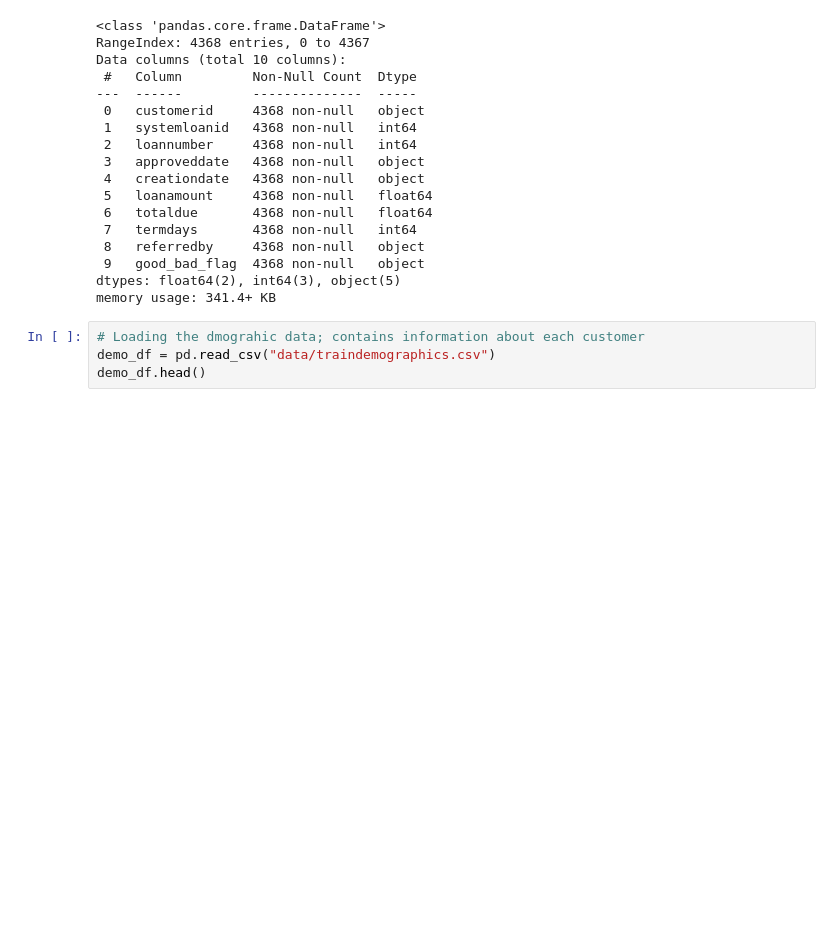
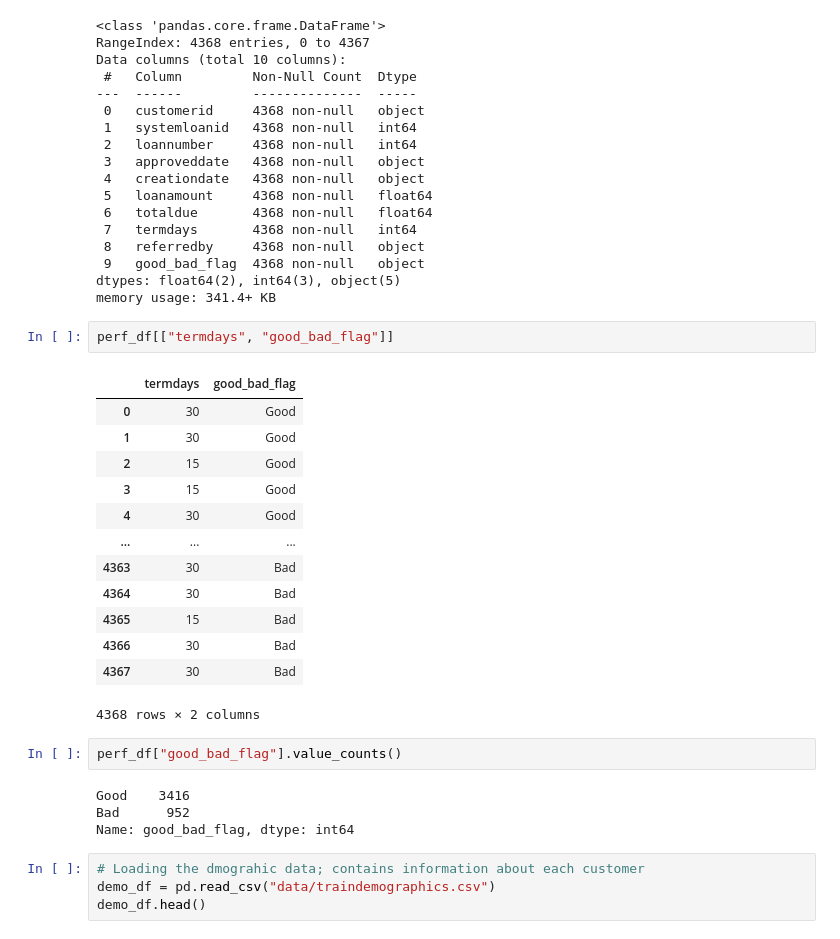
Before and after one commit to MargaretOluwadare/HAMOYE-NUMPY-GROUP-CAPSTONE, a Jupyter notebook: loans_project-Copy1-checkpoint.ipynb, the cells around one changed output. Cells and saved outputs as stored; diff of their text form; blank space fills up the shorter version.

```diff
--- a/loans_project-Copy1-checkpoint.ipynb
+++ b/loans_project-Copy1-checkpoint.ipynb
@@ -73,6 +75,28 @@ Data columns (total 10 columns):
  9   good_bad_flag  4368 non-null   object
 dtypes: float64(2), int64(3), object(5)
 memory usage: 341.4+ KB
+# %%
+perf_df[["termdays", "good_bad_flag"]]
+# %% [output]
+|  | termdays | good_bad_flag |
+| 0 | 30 | Good |
+| 1 | 30 | Good |
+| 2 | 15 | Good |
+| 3 | 15 | Good |
+| 4 | 30 | Good |
+| ... | ... | ... |
+| 4363 | 30 | Bad |
+| 4364 | 30 | Bad |
+| 4365 | 15 | Bad |
+| 4366 | 30 | Bad |
+| 4367 | 30 | Bad |
+4368 rows × 2 columns
+# %%
+perf_df["good_bad_flag"].value_counts()
+# %% [output]
+Good    3416
+Bad      952
+Name: good_bad_flag, dtype: int64
 # %%
 # Loading the dmograhic data; contains information about each customer
 demo_df = pd.read_csv("data/traindemographics.csv")
```
Also changed, not shown: parts of 25 cells of this notebook.
